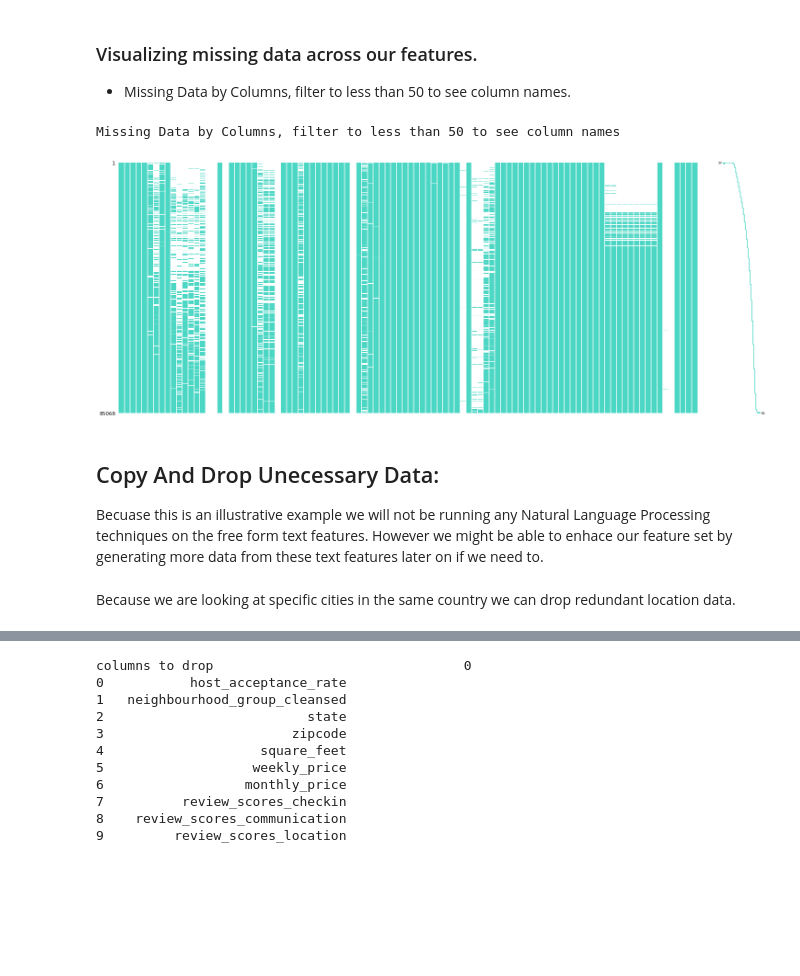
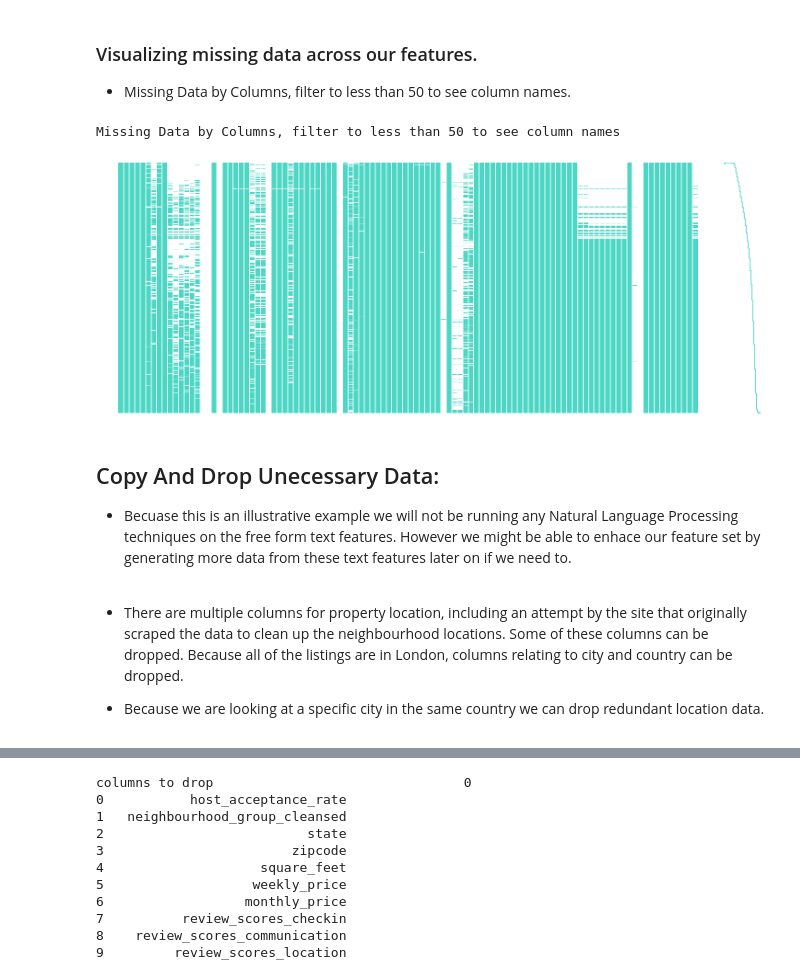
Before and after one commit to cbuie/colab, a Jupyter notebook: airbnb/Airbnb_lab_preprocessing.ipynb, the cells around one changed output, grey strips where cells are left out. Cells and saved outputs as stored; diff of their text form; code cells hidden in the pictures; blank space fills up the shorter version.

```diff
--- a/airbnb/Airbnb_lab_preprocessing.ipynb
+++ b/airbnb/Airbnb_lab_preprocessing.ipynb
@@ -132,21 +134,24 @@ memory usage: 68.8+ MB
 
 - Missing Data by Columns, filter to less than 50 to see column names.
 # %%
+
 raw_df = raw_df.replace("nan", np.nan)
-msno.matrix(raw_df.iloc[:,:100].sample(raw_df.shape[0]),fontsize=9,color=(.3, .84, .77),sort='ascending');
+msno.matrix(raw_df.iloc[:,:raw_df.shape[1]].sample(raw_df.shape[0]),fontsize=9,color=(.3, .84, .77),sort='ascending');
 print("Missing Data by Columns, filter to less than 50 to see column names")
 # %% [output]
 Missing Data by Columns, filter to less than 50 to see column names
-[figure, old version]
+[figure, new version]
 # %% [markdown]
 ## Copy And Drop Unecessary Data:
 
-Becuase this is an illustrative example we will not be running any Natural Language Processing techniques on the free form text features. However we might be able to enhace our feature set by generating more data from these text features later on if we need to.
+- Becuase this is an illustrative example we will not be running any Natural Language Processing techniques on the free form text features. However we might be able to enhace our feature set by generating more data from these text features later on if we need to.
 # %%
 cols_to_drop = ['listing_url', 'scrape_id', 'last_scraped', 'name', 'summary', 'space', 'description', 'neighborhood_overview', 'notes', 'transit', 'access', 'interaction', 'house_rules', 'thumbnail_url', 'medium_url', 'picture_url', 'xl_picture_url', 'host_id', 'host_url', 'host_name', 'host_location', 'host_about', 'host_thumbnail_url', 'host_picture_url', 'host_neighbourhood', 'host_verifications', 'calendar_last_scraped']
 df = raw_df.drop(cols_to_drop, axis=1).set_index('id',drop=True) #make a copy of our raw data
-# %% [markdown]
-Because we are looking at specific cities in the same country we can drop redundant location data.
+# %% [markdown]
+- There are multiple columns for property location, including an attempt by the site that originally scraped the data to clean up the neighbourhood locations. Some of these columns can be dropped. Because all of the listings are in London, columns relating to city and country can be dropped.
+
+- Because we are looking at a specific city in the same country we can drop redundant location data.
 # %%
 # lat_long = df[['latitude', 'longitude']]
 df.drop(['street', 'neighbourhood', 'city', 'market', 'smart_location', 'country_code', 'country', 'is_location_exact'], axis=1, inplace=True)
```
Also changed, not shown: parts of 35 cells of this notebook.
